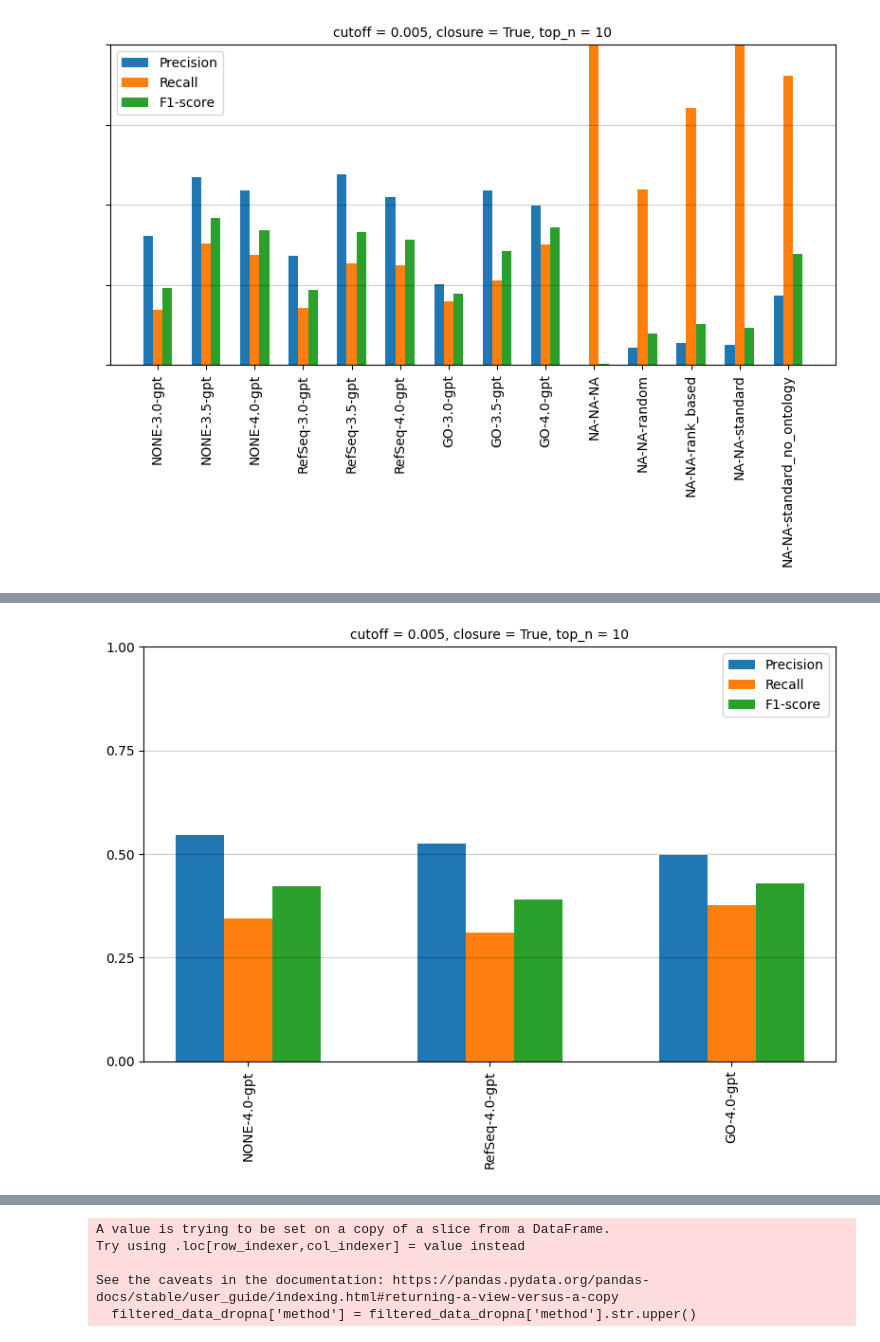
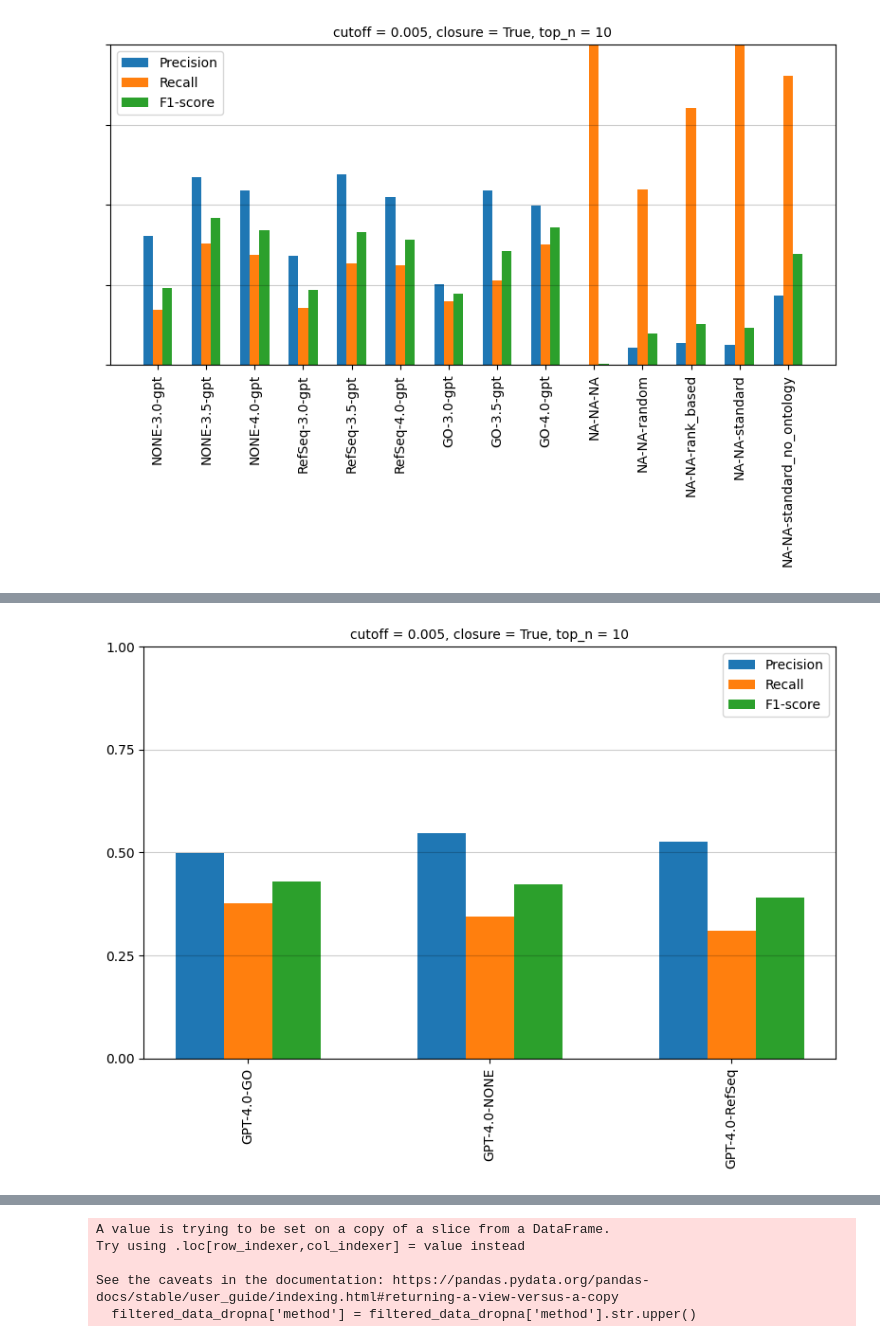
Before and after one commit to monarch-initiative/talisman-paper, a Jupyter notebook: precision_recall_figs.ipynb, the cells around one changed output, grey strips where cells are left out. Drawn from its saved outputs; the diff is of its cells as text; code cells hidden in the pictures.

```diff
--- a/precision_recall_figs.ipynb
+++ b/precision_recall_figs.ipynb
@@ -359,42 +358,45 @@ grouped_data_filled = grouped_data_filled.sort_values(['sort_order', 'top_n', 'c
 # Filter out sets with 'NA-NA' label prefix
 filtered_data_combination = grouped_data_filled[~grouped_data_filled['source'].str.startswith('NA')]
 
+filtered_data_combination['method'] = filtered_data_combination['method'].str.upper()
+
 fig, ax = plt.subplots(1, 1, figsize=(8, 6))  # Create a single subplot
 
-filtered_data_combination['label'] = filtered_data_combination['source'] + '-' + filtered_data_combination['model'].astype(str) + '-' + filtered_data_combination['method']
+filtered_data_combination['label'] = filtered_data_combination['method'] + '-' + filtered_data_combination['model'].astype(str) + '-' + filtered_data_combination['source']
+
 
 # Sort data_combination based on the label_order
 filtered_data_combination['label_order'] = filtered_data_combination['label'].apply(label_order)
 filtered_data_combination = filtered_data_combination.sort_values('label_order')
 
 x_newest = np.arange(len(filtered_data_combination['label']))
 width_newest = 0.2
 
 ax.bar(x_newest - width_newest, filtered_data_combination['precision'], width_newest, label='Precision')
 ax.bar(x_newest, filtered_data_combination['recall'], width_newest, label='Recall')
 ax.bar(x_newest + width_newest, filtered_data_combination['f1_score'], width_newest, label='F1-score')
 
 ax.set_title(f'cutoff = 0.005, closure = True, top_n = 10', fontsize=10)
 
 ax.set_ylim(0, 0.75)
 
 # Change y-axis tick marks
 ax.set_yticks(np.arange(0, 1.1, 0.25))
 #ax.set_yticklabels([])  # Hide y-axis labels
 
 # Set x-axis ticks
 ax.set_xticks(x_newest)
 ax.set_xticklabels(filtered_data_combination['label'], rotation=90)
 
 # Add horizontal gridlines
 ax.grid(axis='y', which='major', color='black', alpha=0.2)
 ax.legend()
 
 plt.tight_layout()
 plt.savefig("process_precision_recall_specific_0.005_true_10__gpt4.pdf", format="pdf", bbox_inches="tight")
 plt.show()
 # %% [output]
-[figure, old version]
+[figure, new version]
 # %%
 def custom_order(label):
     prefix_order = ["NONE", "RefSeq", "GO", "NA"]
```
Also changed, not shown: parts of 18 cells of this notebook.
